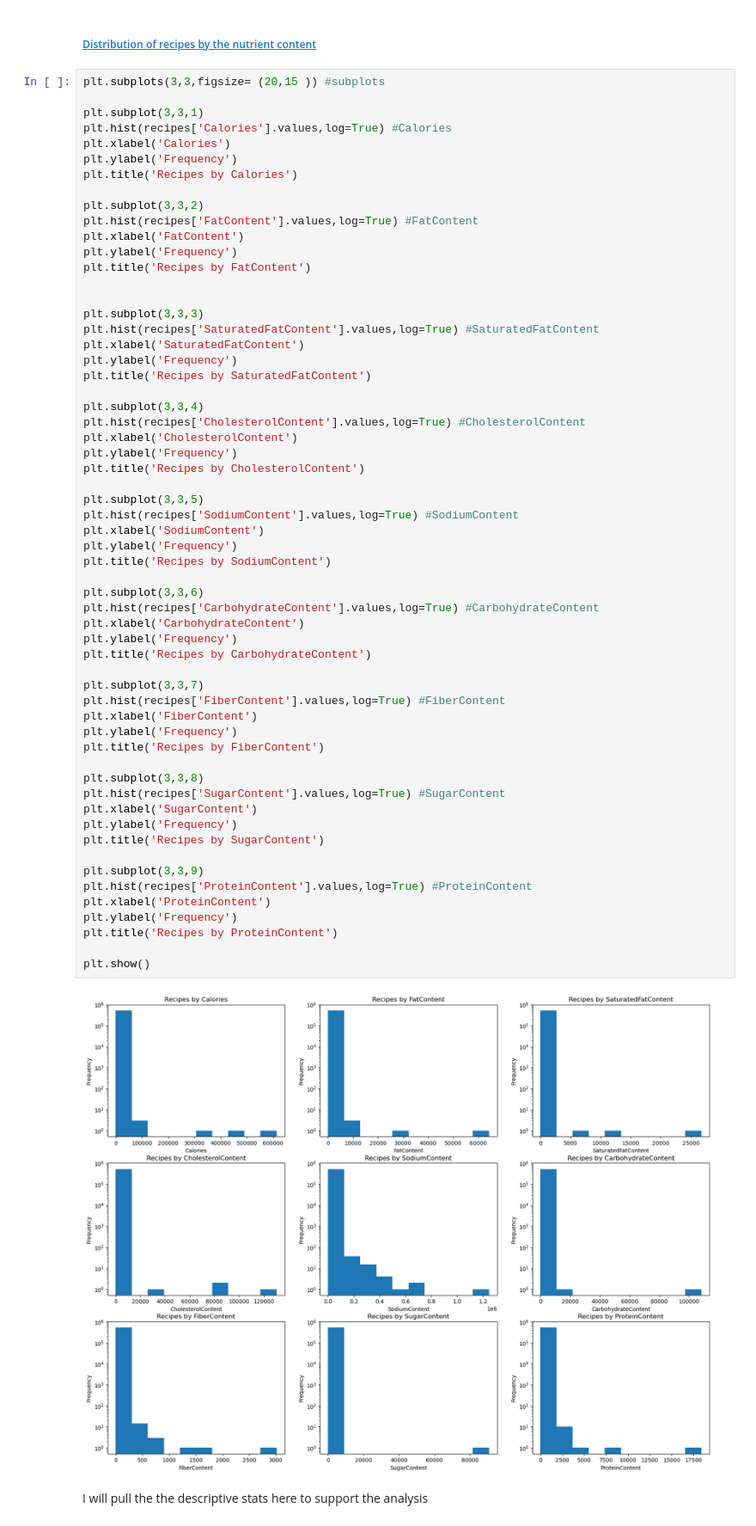
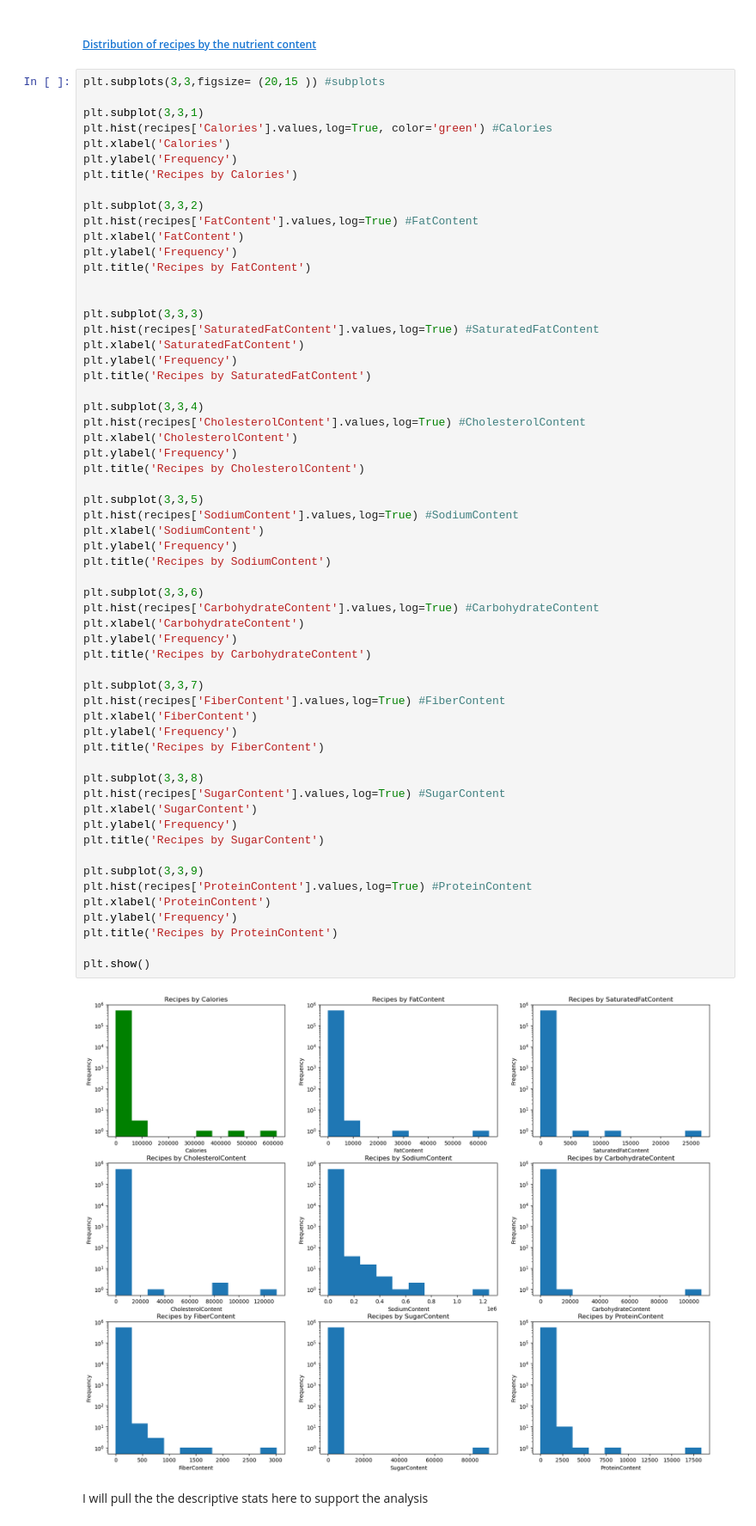
Before and after one commit to anupa-jayakody/Capstone_v3, a Jupyter notebook: Notebooks/Capstone_v3 - EDA.ipynb, the cells around one changed output. Shown at 86% size. Saved outputs shown, nothing was run; the diff lists cells and outputs as text.

```diff
--- a/Notebooks/Capstone_v3 - EDA.ipynb
+++ b/Notebooks/Capstone_v3 - EDA.ipynb
@@ -321,7 +341,7 @@ Next  I will analyse the recipe distributions by each of these nutritional conte
 plt.subplots(3,3,figsize= (20,15 )) #subplots
 
 plt.subplot(3,3,1)
-plt.hist(recipes['Calories'].values,log=True) #Calories
+plt.hist(recipes['Calories'].values,log=True, color='green') #Calories
 plt.xlabel('Calories')
 plt.ylabel('Frequency')
 plt.title('Recipes by Calories')
@@ -350,34 +370,34 @@ plt.hist(recipes['SodiumContent'].values,log=True) #SodiumContent
 plt.xlabel('SodiumContent')
 plt.ylabel('Frequency')
 plt.title('Recipes by SodiumContent')
 
 plt.subplot(3,3,6)
 plt.hist(recipes['CarbohydrateContent'].values,log=True) #CarbohydrateContent
 plt.xlabel('CarbohydrateContent')
 plt.ylabel('Frequency')
 plt.title('Recipes by CarbohydrateContent')
 
 plt.subplot(3,3,7)
 plt.hist(recipes['FiberContent'].values,log=True) #FiberContent
 plt.xlabel('FiberContent')
 plt.ylabel('Frequency')
 plt.title('Recipes by FiberContent')
 
 plt.subplot(3,3,8)
 plt.hist(recipes['SugarContent'].values,log=True) #SugarContent
 plt.xlabel('SugarContent')
 plt.ylabel('Frequency')
 plt.title('Recipes by SugarContent')
 
 plt.subplot(3,3,9)
 plt.hist(recipes['ProteinContent'].values,log=True) #ProteinContent
 plt.xlabel('ProteinContent')
 plt.ylabel('Frequency')
 plt.title('Recipes by ProteinContent')
 
 plt.show()
 # %% [output]
-[figure, old version]
+[figure, new version]
 # %% [markdown]
 I will pull the the descriptive stats here to support the analysis
 # %%
```
Also changed, not shown: parts of 12 cells of this notebook, 1 other file.
